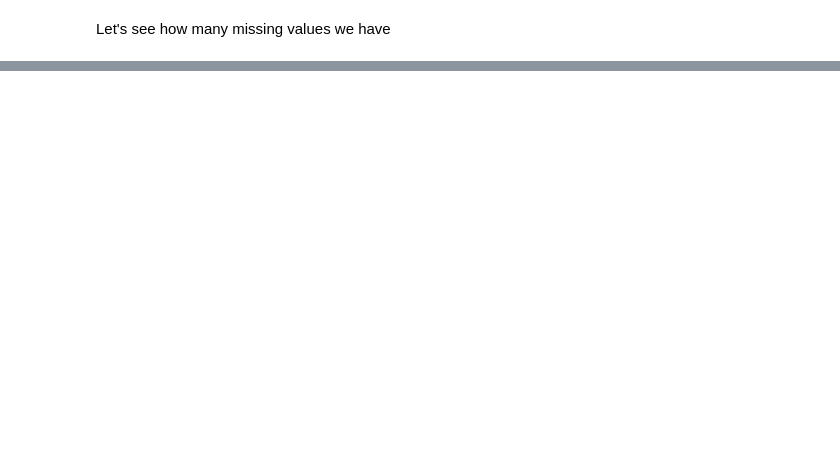
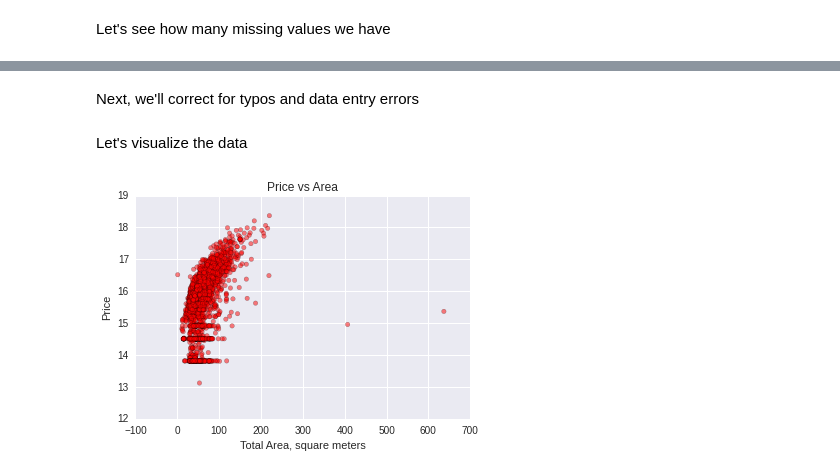
Before and after one commit to vsmolyakov/kaggle, a Jupyter notebook: sberbank/sberbank_notebook.ipynb, the cells around one changed output, grey strips where cells are left out. Cells and saved outputs as stored; diff of their text form; code cells hidden in the pictures; blank space fills up the shorter version.

```diff
--- a/sberbank/sberbank_notebook.ipynb
+++ b/sberbank/sberbank_notebook.ipynb
@@ -52,0 +55,22 @@ plt.show()
+# %% [markdown]
+Next, we'll correct for typos and data entry errors
+# %%
+#data quality
+train_df.loc[train_df['state'] == 33, 'state'] = train_df['state'].mode().iloc[0]
+train_df.loc[train_df['build_year'] == 20052009, 'build_year'] = 2007
+train_df.loc[train_df['build_year'] == 0, 'build_year'] = np.nan
+train_df.loc[train_df['build_year'] == 1, 'build_year'] = np.nan
+train_df.loc[train_df['build_year'] == 3, 'build_year'] = np.nan
+train_df.loc[train_df['build_year'] == 71, 'build_year'] = np.nan
+# %% [markdown]
+Let's visualize the data
+# %%
+idx = train_df[train_df['full_sq'] > 2000].index  #remove outliers
+plt.figure()
+plt.scatter(train_df['full_sq'].drop(idx), train_df['price_doc'].drop(idx), c='r', alpha=0.5)
+plt.title("Price vs Area")
+plt.xlabel("Total Area, square meters")
+plt.ylabel("Price")
+plt.show()
+# %% [output]
+[figure, added]
```
Also changed, not shown: parts of 8 cells of this notebook.
